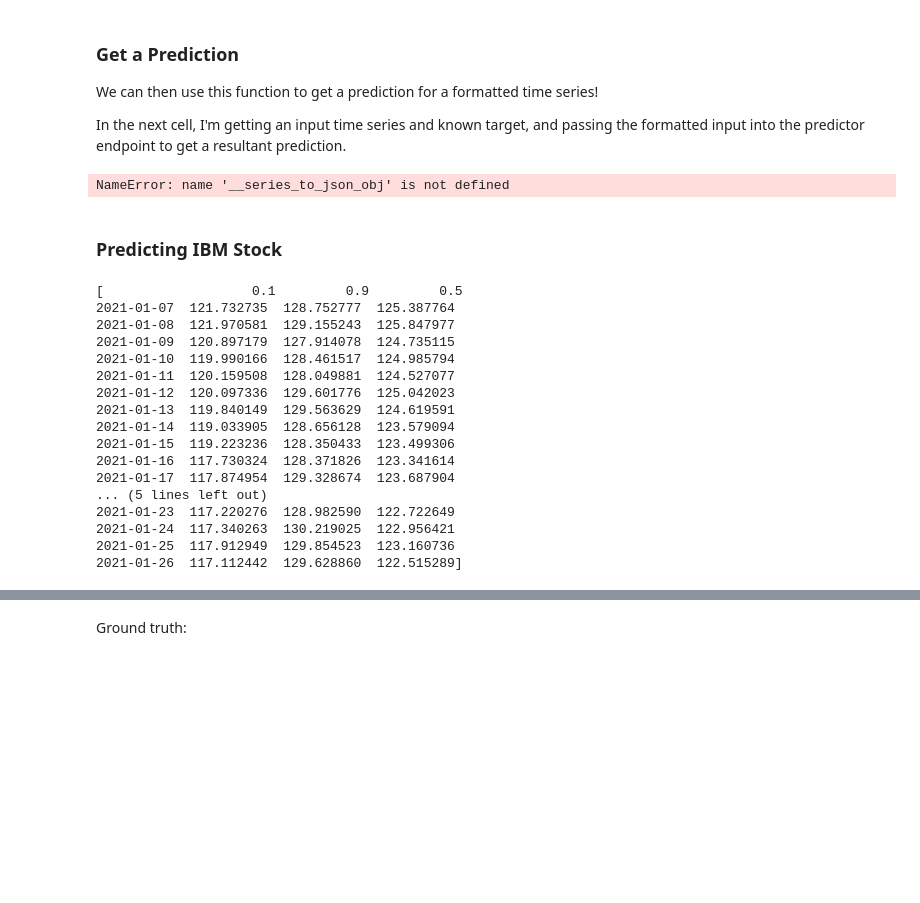
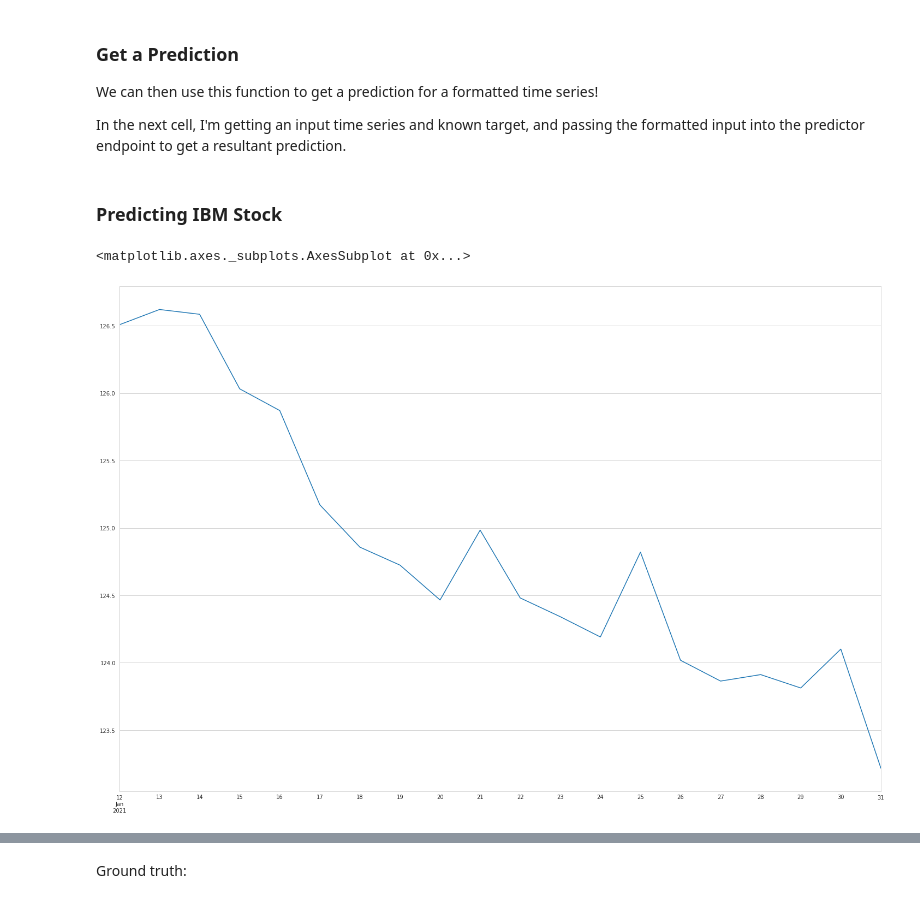
Before and after one commit to alfreedolf/ml-spp, a Jupyter notebook: 3.DeepAR-StockPricesPredictions.ipynb, the cells around one changed output, grey strips where cells are left out. Saved outputs shown, nothing was run; the diff lists cells and outputs as text; code cells hidden in the pictures; blank space fills up the shorter version.

```diff
--- a/3.DeepAR-StockPricesPredictions.ipynb
+++ b/3.DeepAR-StockPricesPredictions.ipynb
@@ -376,15 +357,12 @@ In the next cell, I'm getting an input time series and known target, and passing
 input_ts = [df_ibm_train]
 target_ts = [df_ibm_test]
 
-# get formatted input time series
 json_input_ts = json_predictor_input(input_ts)
 
 # get the prediction from the predictor
-json_prediction = predictor.predict(json_input_ts)
+json_prediction = json_predictor.predict(json_input_ts)
 
 #print(json_prediction)
-# %% [output]
-NameError: name '__series_to_json_obj' is not defined
 # %% [markdown]
 ### Predicting IBM Stock
 # %%
@@ -397,23 +375,8 @@ target_ts = [df_ibm_test]
 
 # get the prediction from the predictor
 json_prediction = json_predictor.predict(input_ts)
-# %%
-print(json_prediction)
-# %% [output]
-[                   0.1         0.9         0.5
-2021-01-07  121.732735  128.752777  125.387764
-2021-01-08  121.970581  129.155243  125.847977
-2021-01-09  120.897179  127.914078  124.735115
-2021-01-10  119.990166  128.461517  124.985794
-2021-01-11  120.159508  128.049881  124.527077
-2021-01-12  120.097336  129.601776  125.042023
-2021-01-13  119.840149  129.563629  124.619591
-2021-01-14  119.033905  128.656128  123.579094
-2021-01-15  119.223236  128.350433  123.499306
-2021-01-16  117.730324  128.371826  123.341614
-2021-01-17  117.874954  129.328674  123.687904
-... (5 lines left out)
-2021-01-23  117.220276  128.982590  122.722649
-2021-01-24  117.340263  130.219025  122.956421
-2021-01-25  117.912949  129.854523  123.160736
-2021-01-26  117.112442  129.628860  122.515289]
+# %%
+json_prediction[0]['0.5'].plot()
+# %% [output]
+<matplotlib.axes._subplots.AxesSubplot at 0x...>
+[figure, added]
```
Also changed, not shown: parts of 53 cells of this notebook, 32 other files.
